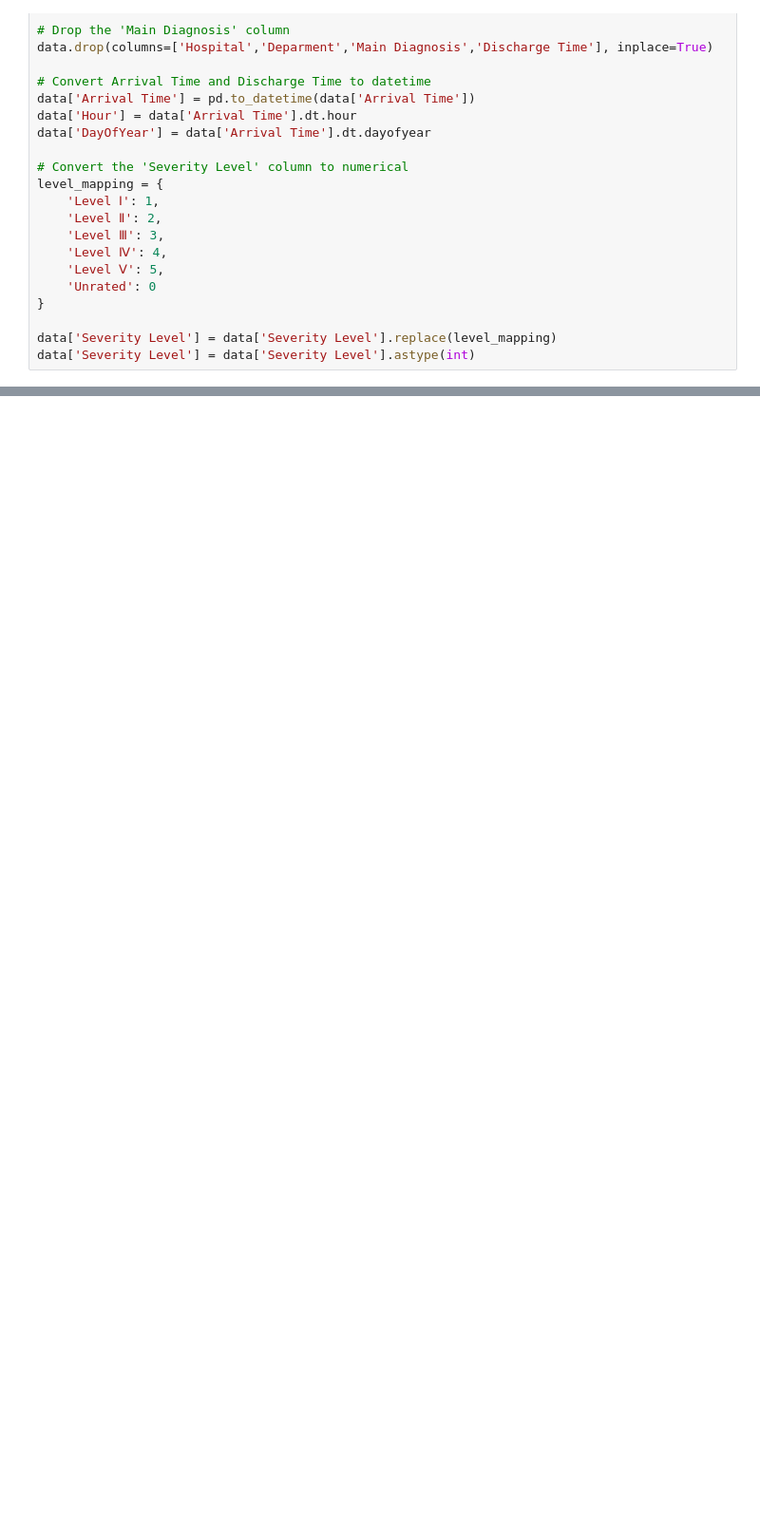
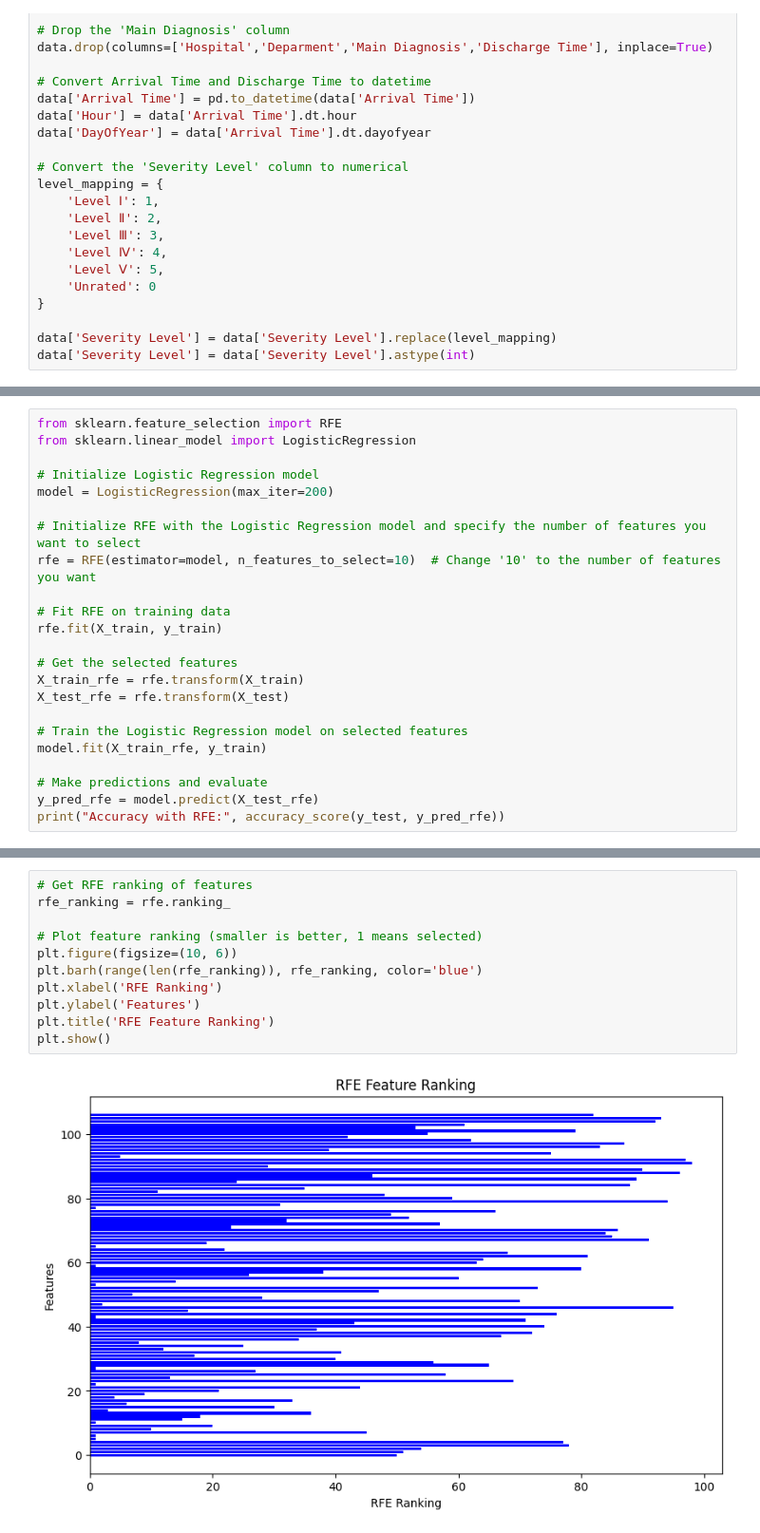
Before and after one commit to Reol1017/ISY5002Project, a Jupyter notebook: CTAS.ipynb, the cells around one changed output, grey strips where cells are left out. Shown: that part at 95% size. Cells and saved outputs as stored; diff of their text form; blank space fills up the shorter version.

```diff
--- a/CTAS.ipynb
+++ b/CTAS.ipynb
@@ -114,0 +266,23 @@ for name, result in results.items():
+# %%
+from sklearn.feature_selection import RFE
+from sklearn.linear_model import LogisticRegression
+
+# Initialize Logistic Regression model
+model = LogisticRegression(max_iter=200)
+
+# Initialize RFE with the Logistic Regression model and specify the number of features you want to select
+rfe = RFE(estimator=model, n_features_to_select=10)  # Change '10' to the number of features you want
+
+# Fit RFE on training data
+rfe.fit(X_train, y_train)
+
+# Get the selected features
+X_train_rfe = rfe.transform(X_train)
+X_test_rfe = rfe.transform(X_test)
+
+# Train the Logistic Regression model on selected features
+model.fit(X_train_rfe, y_train)
+
+# Make predictions and evaluate
+y_pred_rfe = model.predict(X_test_rfe)
+print("Accuracy with RFE:", accuracy_score(y_test, y_pred_rfe))
@@ -114,0 +308,13 @@ for name, result in results.items():
+# %%
+# Get RFE ranking of features
+rfe_ranking = rfe.ranking_
+
+# Plot feature ranking (smaller is better, 1 means selected)
+plt.figure(figsize=(10, 6))
+plt.barh(range(len(rfe_ranking)), rfe_ranking, color='blue')
+plt.xlabel('RFE Ranking')
+plt.ylabel('Features')
+plt.title('RFE Feature Ranking')
+plt.show()
+# %% [output]
+[figure, added]
```
Also changed, not shown: parts of 12 cells of this notebook, 1 other file.
